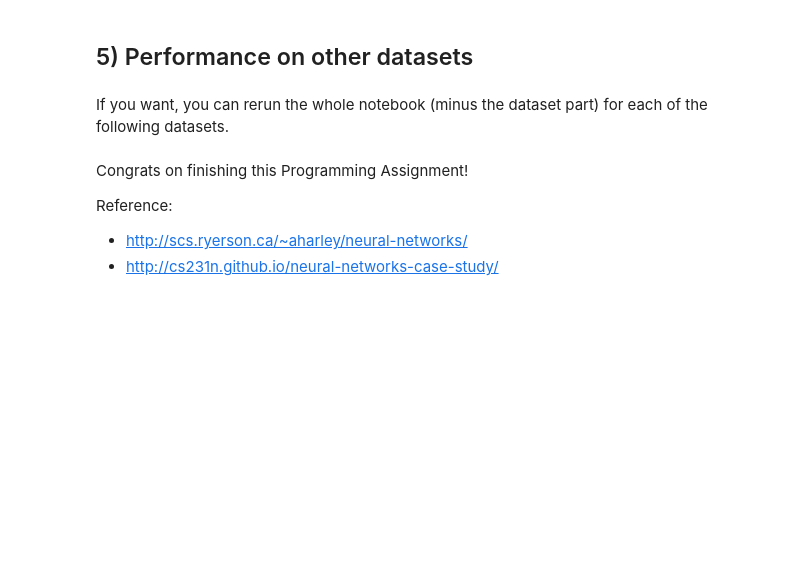
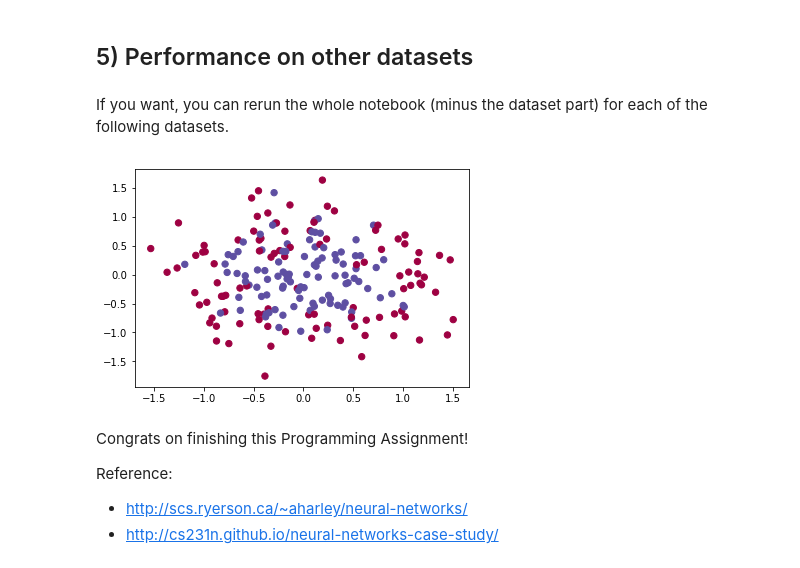
Before and after one commit to Luna-Lovegood/learning-notes, a Jupyter notebook: Profession/deep-learning-specialization/1-neural-networks-and-deep-learning/assignments/week3/planar-data-classfication-with-one-hidden-layer/Planar+data+classification+with+one+hidden+layer+v4.ipynb, the cells around one changed output. Cells and saved outputs as stored; diff of their text form; code cells hidden in the pictures; blank space fills up the shorter version.

```diff
--- a/Profession/deep-learning-specialization/1-neural-networks-and-deep-learning/assignments/week3/planar-data-classfication-with-one-hidden-layer/Planar+data+classification+with+one+hidden+layer+v4.ipynb
+++ b/Profession/deep-learning-specialization/1-neural-networks-and-deep-learning/assignments/week3/planar-data-classfication-with-one-hidden-layer/Planar+data+classification+with+one+hidden+layer+v4.ipynb
@@ -874,25 +971,27 @@ If you want, you can rerun the whole notebook (minus the dataset part) for each
 # %%
 # Datasets
 noisy_circles, noisy_moons, blobs, gaussian_quantiles, no_structure = load_extra_datasets()
 
 datasets = {"noisy_circles": noisy_circles,
             "noisy_moons": noisy_moons,
             "blobs": blobs,
             "gaussian_quantiles": gaussian_quantiles}
 
 ### START CODE HERE ### (choose your dataset)
-dataset = "noisy_moons"
+dataset = "noisy_circles"
 ### END CODE HERE ###
 
 X, Y = datasets[dataset]
 X, Y = X.T, Y.reshape(1, Y.shape[0])
 
 # make blobs binary
 if dataset == "blobs":
     Y = Y%2
 
 # Visualize the data
 plt.scatter(X[0, :], X[1, :], c=Y, s=40, cmap=plt.cm.Spectral);
+# %% [output]
+[figure, added]
 # %% [markdown]
 Congrats on finishing this Programming Assignment!
 
```
Also changed, not shown: parts of 14 cells of this notebook.
